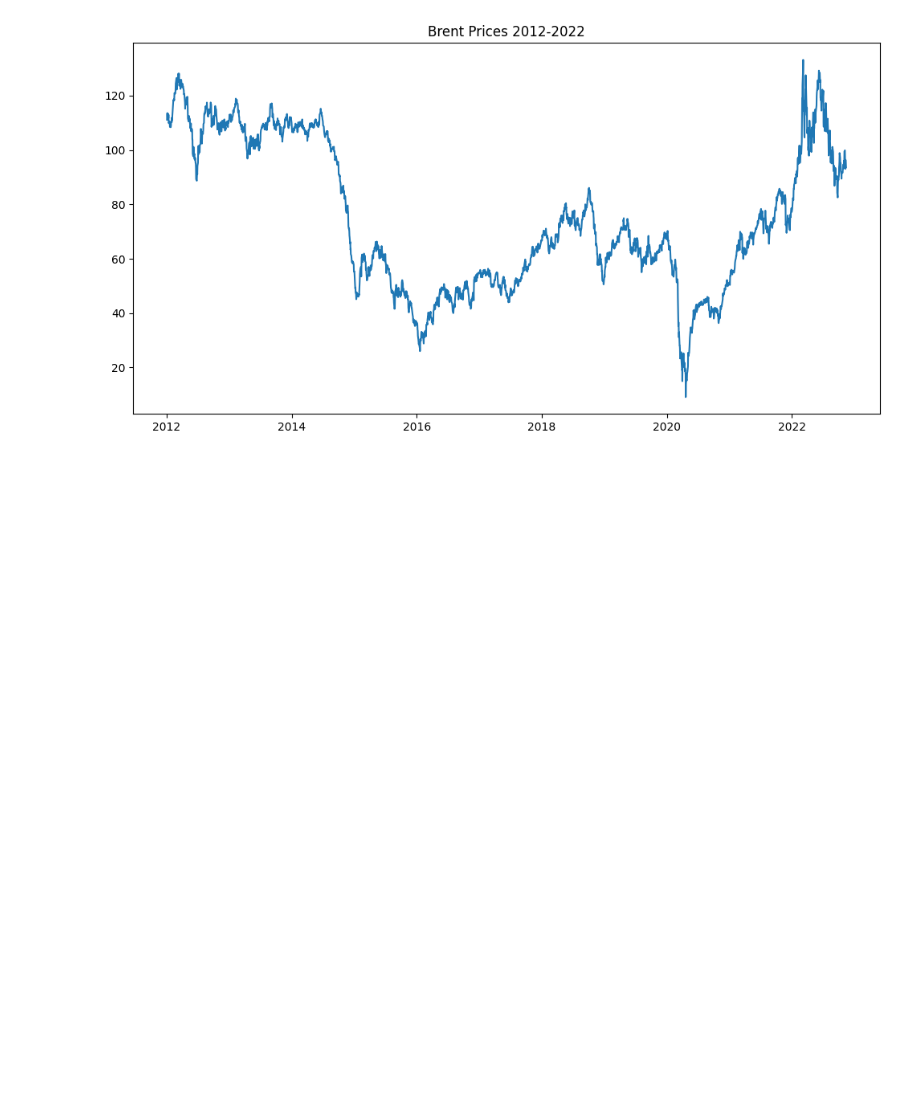
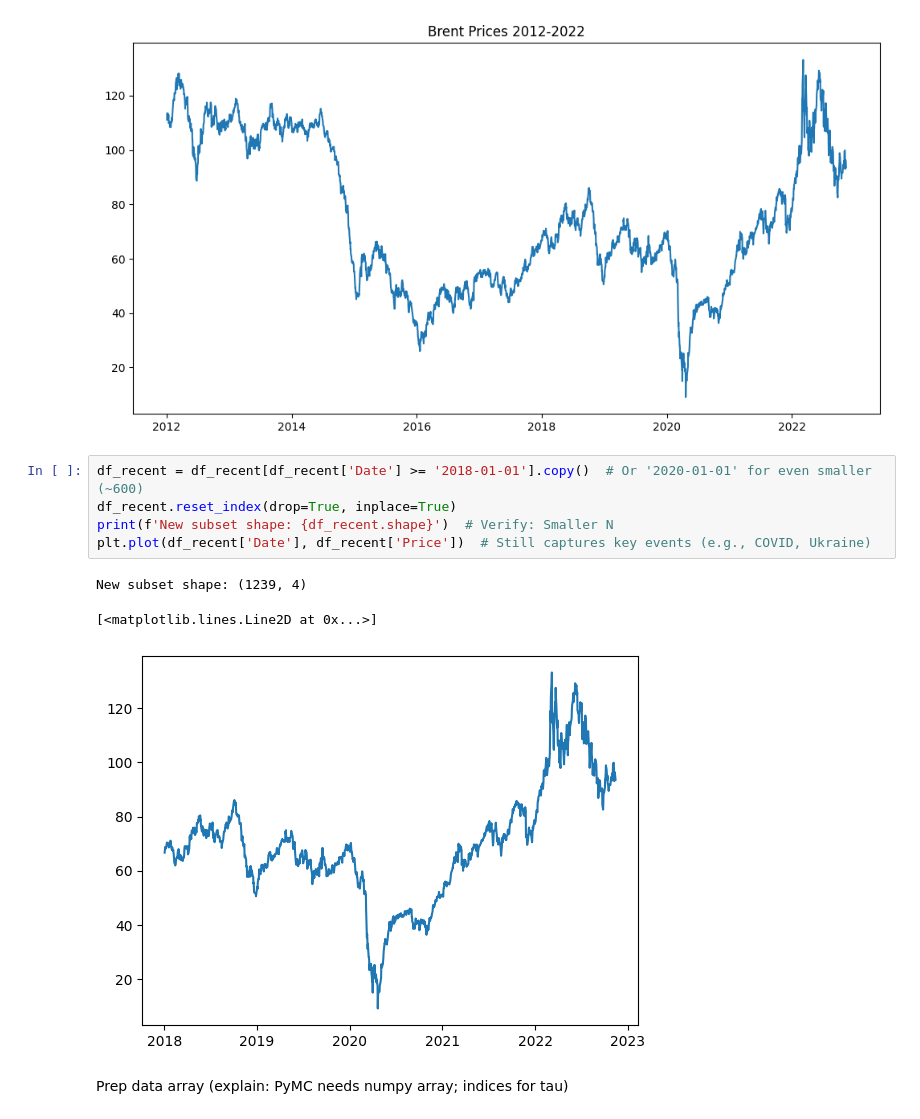
Before and after one commit to Beza-Oriyon/brent-oil-change-point-analysis, a Jupyter notebook: notebooks/task2_modeling.ipynb, the cells around one changed output. Saved outputs shown, nothing was run; the diff lists cells and outputs as text; blank space fills up the shorter version.

Commit message:
Finalize Task 2: Model results, fixes, event associations, insights

```diff
--- a/notebooks/task2_modeling.ipynb
+++ b/notebooks/task2_modeling.ipynb
@@ -45,3 +45,14 @@ plt.show()
 # %% [output]
 Subset shape: (2760, 4)
 [figure]
+# %%
+df_recent = df_recent[df_recent['Date'] >= '2018-01-01'].copy()  # Or '2020-01-01' for even smaller (~600)
+df_recent.reset_index(drop=True, inplace=True)
+print(f'New subset shape: {df_recent.shape}')  # Verify: Smaller N
+plt.plot(df_recent['Date'], df_recent['Price'])  # Still captures key events (e.g., COVID, Ukraine)
+# %% [output]
+New subset shape: (1239, 4)
+[<matplotlib.lines.Line2D at 0x...>]
+[figure, added]
+# %% [markdown]
+ Prep data array (explain: PyMC needs numpy array; indices for tau)
```
Also changed, not shown: parts of 9 cells of this notebook.
